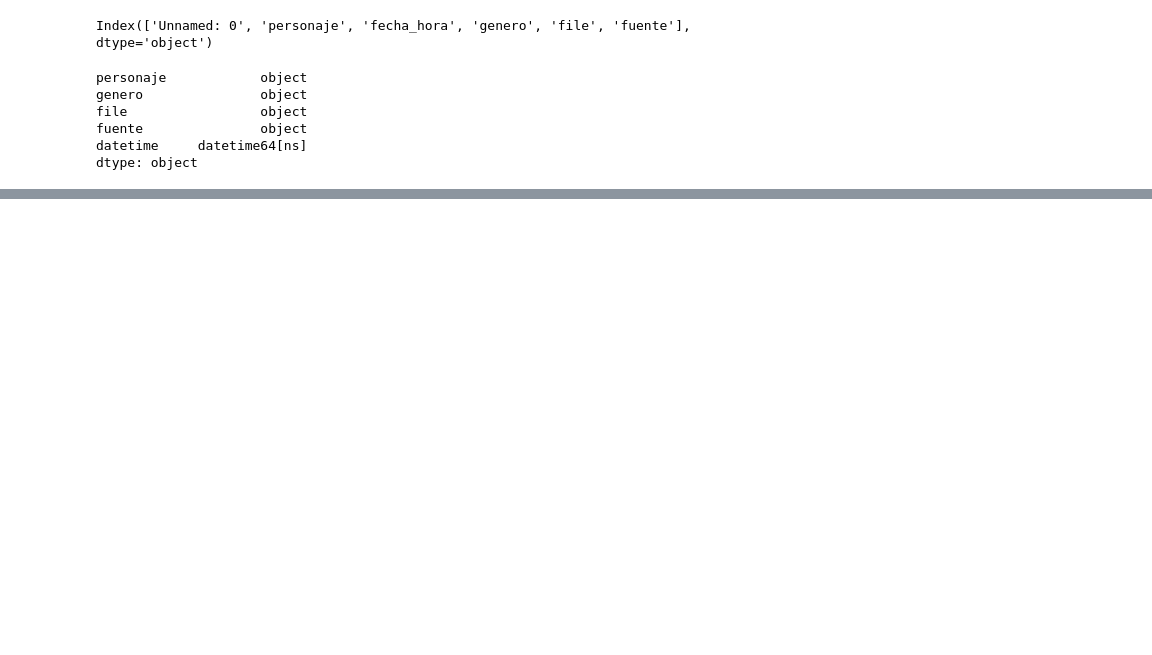
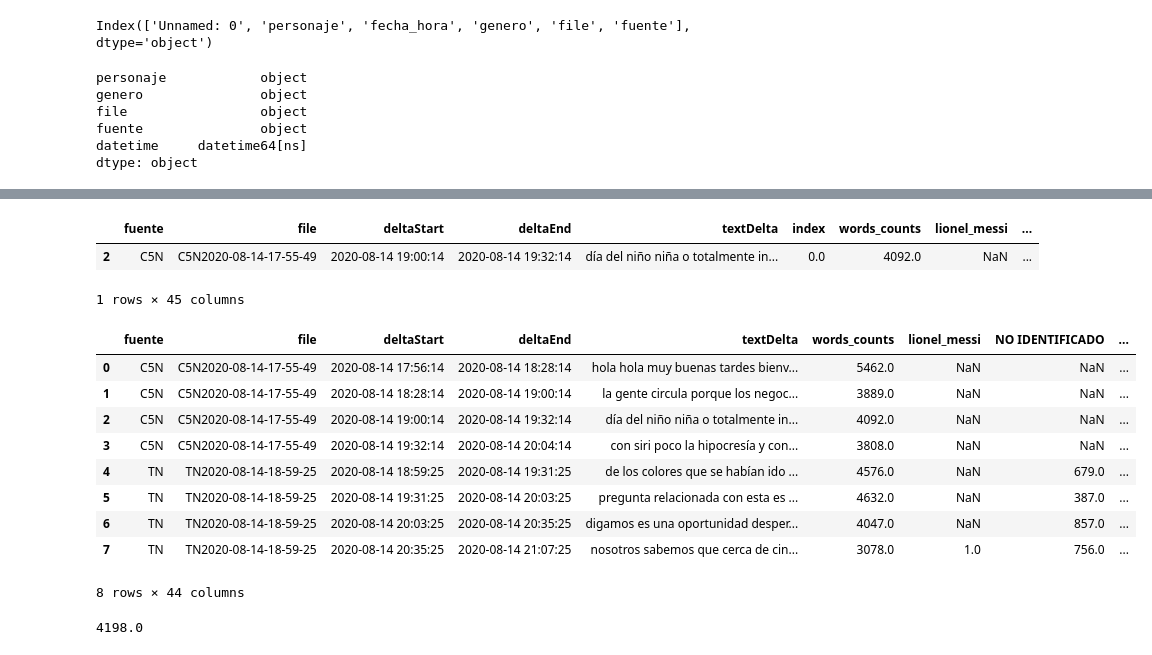
Before and after one commit to Hacho55/streamingAnalysis, a Jupyter notebook: Notebooks/Ventana_temporal.ipynb, the cells around one changed output, grey strips where cells are left out. Saved outputs shown, nothing was run; the diff lists cells and outputs as text; code cells hidden in the pictures; blank space fills up the shorter version.

```diff
--- a/Notebooks/Ventana_temporal.ipynb
+++ b/Notebooks/Ventana_temporal.ipynb
@@ -254,0 +224,3 @@ registrosT
+# %%
+registrosVideo = registrosVideo.droplevel(0, axis=1)
+registrosVideo
@@ -254,0 +239,23 @@ registrosT
+# %%
+dataFinal = pd.merge(registrosAudio, registrosVideo, how='left', on=['file','deltaStart', 'deltaEnd'])
+dataFinal.sample()
+# %% [output]
+|  | fuente | file | deltaStart | deltaEnd | textDelta | index | words_counts | lionel_messi | ... |
+| 2 | C5N | C5N2020-08-14-17-55-49 | 2020-08-14 19:00:14 | 2020-08-14 19:32:14 | día del niño niña o totalmente in... | 0.0 | 4092.0 | NaN | ... |
+1 rows × 45 columns
+# %%
+dataFinal.reset_index(inplace=True)
+# %%
+dataFinal.drop(['level_0', 'index'], axis=1, inplace=True)
+dataFinal
+# %% [output]
+|  | fuente | file | deltaStart | deltaEnd | textDelta | words_counts | lionel_messi | NO IDENTIFICADO | ... |
+| 0 | C5N | C5N2020-08-14-17-55-49 | 2020-08-14 17:56:14 | 2020-08-14 18:28:14 | hola hola muy buenas tardes bienv... | 5462.0 | NaN | NaN | ... |
+| 1 | C5N | C5N2020-08-14-17-55-49 | 2020-08-14 18:28:14 | 2020-08-14 19:00:14 | la gente circula porque los negoc... | 3889.0 | NaN | NaN | ... |
+| 2 | C5N | C5N2020-08-14-17-55-49 | 2020-08-14 19:00:14 | 2020-08-14 19:32:14 | día del niño niña o totalmente in... | 4092.0 | NaN | NaN | ... |
+| 3 | C5N | C5N2020-08-14-17-55-49 | 2020-08-14 19:32:14 | 2020-08-14 20:04:14 | con siri poco la hipocresía y con... | 3808.0 | NaN | NaN | ... |
+| 4 | TN | TN2020-08-14-18-59-25 | 2020-08-14 18:59:25 | 2020-08-14 19:31:25 | de los colores que se habían ido ... | 4576.0 | NaN | 679.0 | ... |
+| 5 | TN | TN2020-08-14-18-59-25 | 2020-08-14 19:31:25 | 2020-08-14 20:03:25 | pregunta relacionada con esta es ... | 4632.0 | NaN | 387.0 | ... |
+| 6 | TN | TN2020-08-14-18-59-25 | 2020-08-14 20:03:25 | 2020-08-14 20:35:25 | digamos es una oportunidad desper... | 4047.0 | NaN | 857.0 | ... |
+| 7 | TN | TN2020-08-14-18-59-25 | 2020-08-14 20:35:25 | 2020-08-14 21:07:25 | nosotros sabemos que cerca de cin... | 3078.0 | 1.0 | 756.0 | ... |
+8 rows × 44 columns
@@ -254,0 +265,4 @@ registrosT
+# %%
+dataFinal['words_counts'].mean()
+# %% [output]
+4198.0
```
Also changed, not shown: parts of 15 cells of this notebook, 6 other files.
